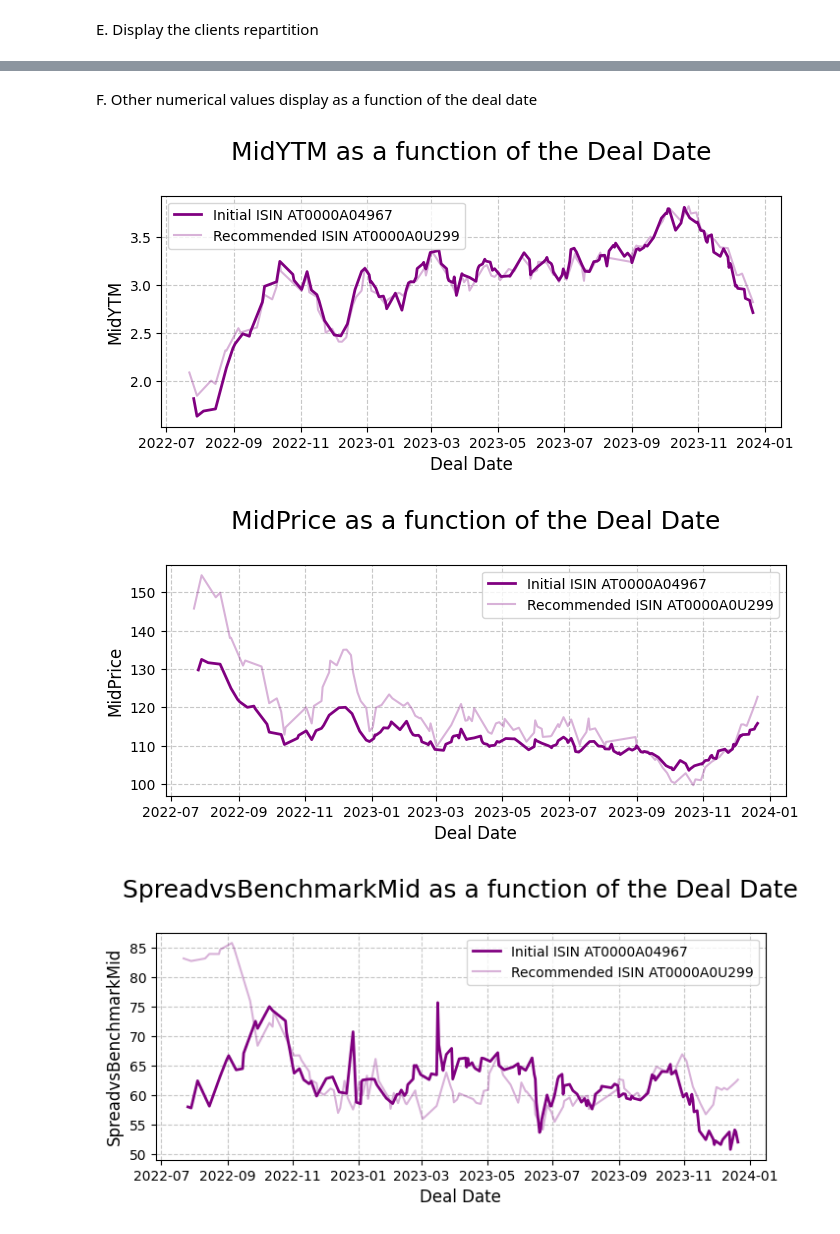
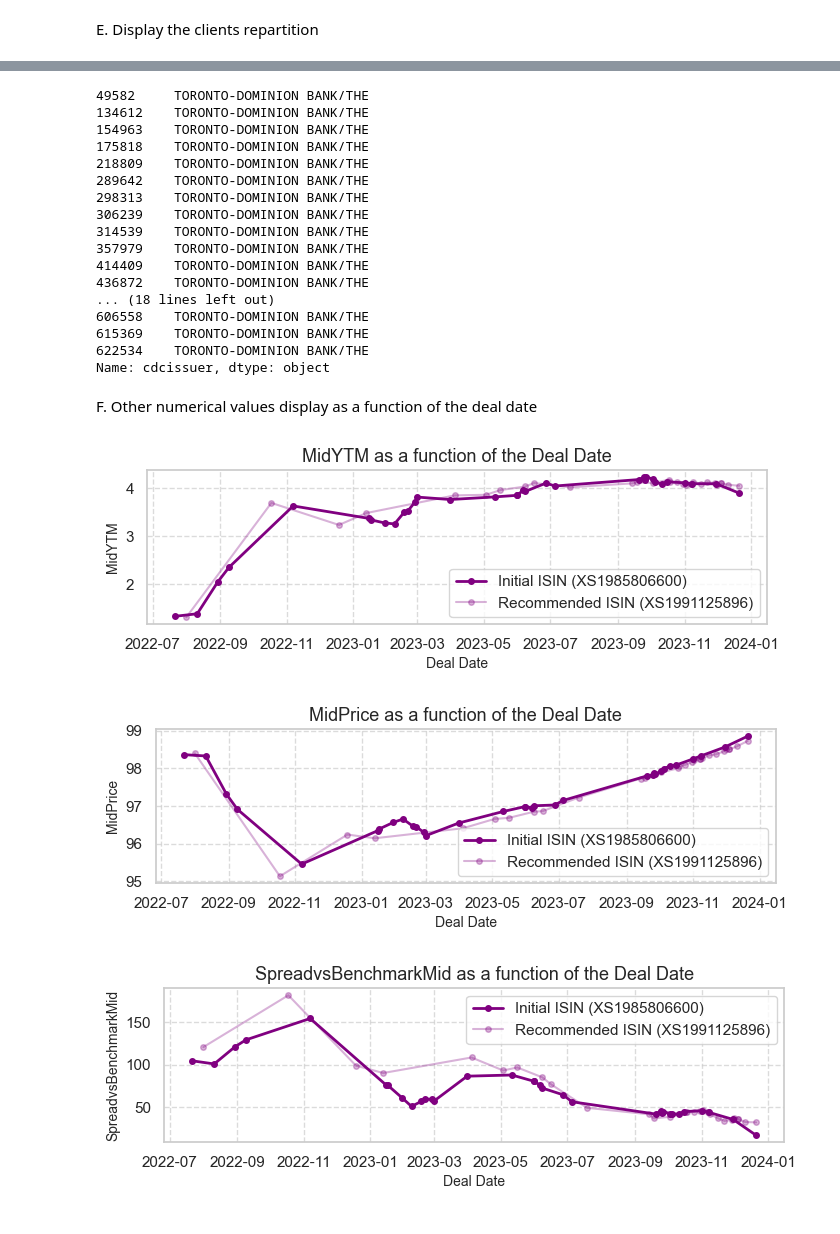
Before and after one commit to arthurprgt/natixis_challenge, a Jupyter notebook: notebooks/data_exploration.ipynb, the cells around one changed output, grey strips where cells are left out. Drawn from its saved outputs; the diff is of its cells as text; code cells hidden in the pictures.

```diff
--- a/notebooks/data_exploration.ipynb
+++ b/notebooks/data_exploration.ipynb
@@ -1737,3 +1682,23 @@ plot_double_clients_repartition(df_preprocessed, ISIN_ex1, ISIN_ex2)
+# %%
+df_preprocessed[df_preprocessed['ISIN'] == initial_ISIN].cdcissuer
+# %% [output]
+49582     TORONTO-DOMINION BANK/THE
+134612    TORONTO-DOMINION BANK/THE
+154963    TORONTO-DOMINION BANK/THE
+175818    TORONTO-DOMINION BANK/THE
+218809    TORONTO-DOMINION BANK/THE
+289642    TORONTO-DOMINION BANK/THE
+298313    TORONTO-DOMINION BANK/THE
+306239    TORONTO-DOMINION BANK/THE
+314539    TORONTO-DOMINION BANK/THE
+357979    TORONTO-DOMINION BANK/THE
+414409    TORONTO-DOMINION BANK/THE
+436872    TORONTO-DOMINION BANK/THE
+... (18 lines left out)
+606558    TORONTO-DOMINION BANK/THE
+615369    TORONTO-DOMINION BANK/THE
+622534    TORONTO-DOMINION BANK/THE
+Name: cdcissuer, dtype: object
 # %% [markdown]
 F. Other numerical values display as a function of the deal date
 # %%
@@ -1756,23 +1721,26 @@ def plot_double_GSpreadMid_evolution(df, ISIN1, ISIN2, column='MidYTM'):
     df_ISIN2.sort_values(by='Deal_Date', inplace=True)
 
     # Plot the figure with violet color scheme
-    plt.figure(figsize=(8, 3))
-    plt.plot(df_ISIN1['Deal_Date'], df_ISIN1[column], color='purple', linestyle='-', linewidth=2, label=f'Initial ISIN {ISIN1}')
-    plt.plot(df_ISIN2['Deal_Date'], df_ISIN2[column], color='purple', alpha=0.3, linestyle='-', markersize=4, label=f'Recommended ISIN {ISIN2}')
-    plt.xlabel('Deal Date', fontsize=12)
-    plt.ylabel(f'{column}', fontsize=12)
-    plt.title(f'{column} as a function of the Deal Date\n', fontsize=18)
+    plt.figure(figsize=(8, 2))
+    plt.plot(df_ISIN1['Deal_Date'], df_ISIN1[column], color='purple', linestyle='-', marker='o', markersize=4, linewidth=2, label=f'Initial ISIN ({ISIN1})')
+    plt.plot(df_ISIN2['Deal_Date'], df_ISIN2[column], color='purple', alpha=0.3, linestyle='-',  marker='o', markersize=4, label=f'Recommended ISIN ({ISIN2})')
+    plt.xlabel('Deal Date', fontsize=10)
+    plt.ylabel(f'{column}', fontsize=10)
+    plt.title(f'{column} as a function of the Deal Date', fontsize=13)
     plt.legend()
     plt.grid(True, linestyle='--', alpha=0.7)
     plt.show()
 # %%
 # Run this function
 columns_to_compare = ['MidYTM', 'MidPrice', 'SpreadvsBenchmarkMid', 'MidASWSpread',
                       'MidZSpread', 'GSpreadMid']
 
+initial_ISIN = 'XS1985806600'
+recommended_ISIN = 'XS1991125896'
+
 for feature in columns_to_compare :
-    plot_double_GSpreadMid_evolution(df_preprocessed, ISIN_ex2, ISIN_ex4, column=feature)
+    plot_double_GSpreadMid_evolution(df_preprocessed, initial_ISIN, recommended_ISIN, column=feature)
 # %% [output]
-[figure, old version]
+[figure, new version]
-[figure, old version]
+[figure, new version]
-[figure, old version]
+[figure, new version]
```
Also changed, not shown: parts of 37 cells of this notebook.
